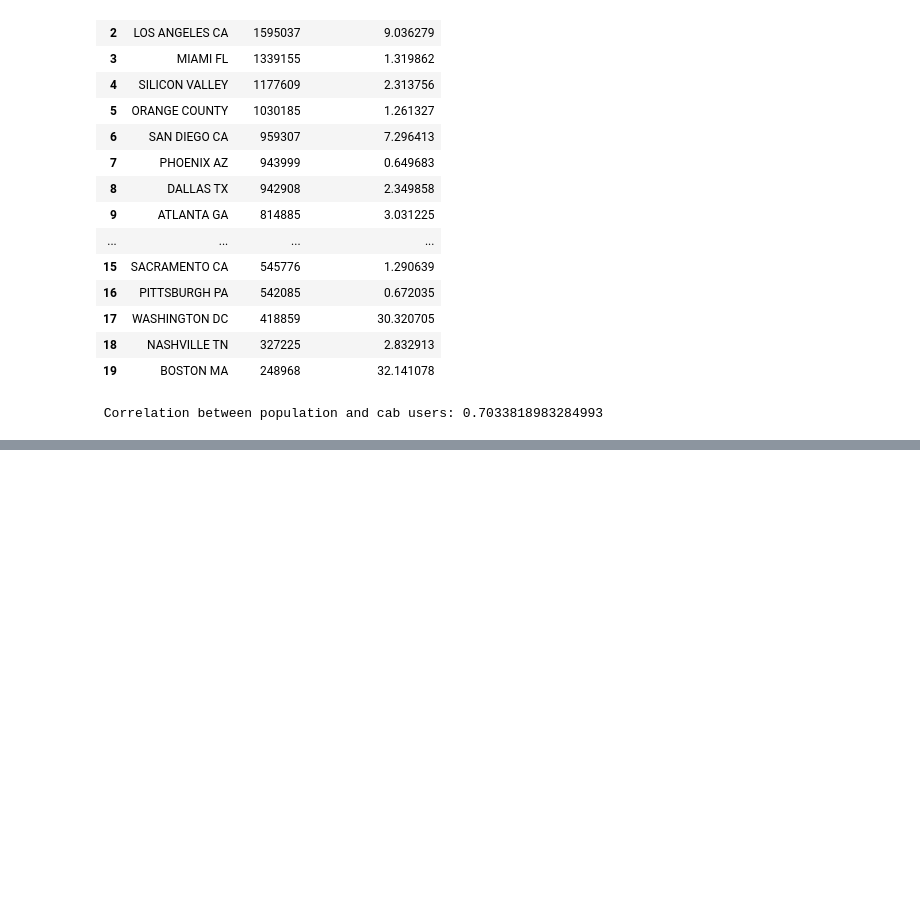
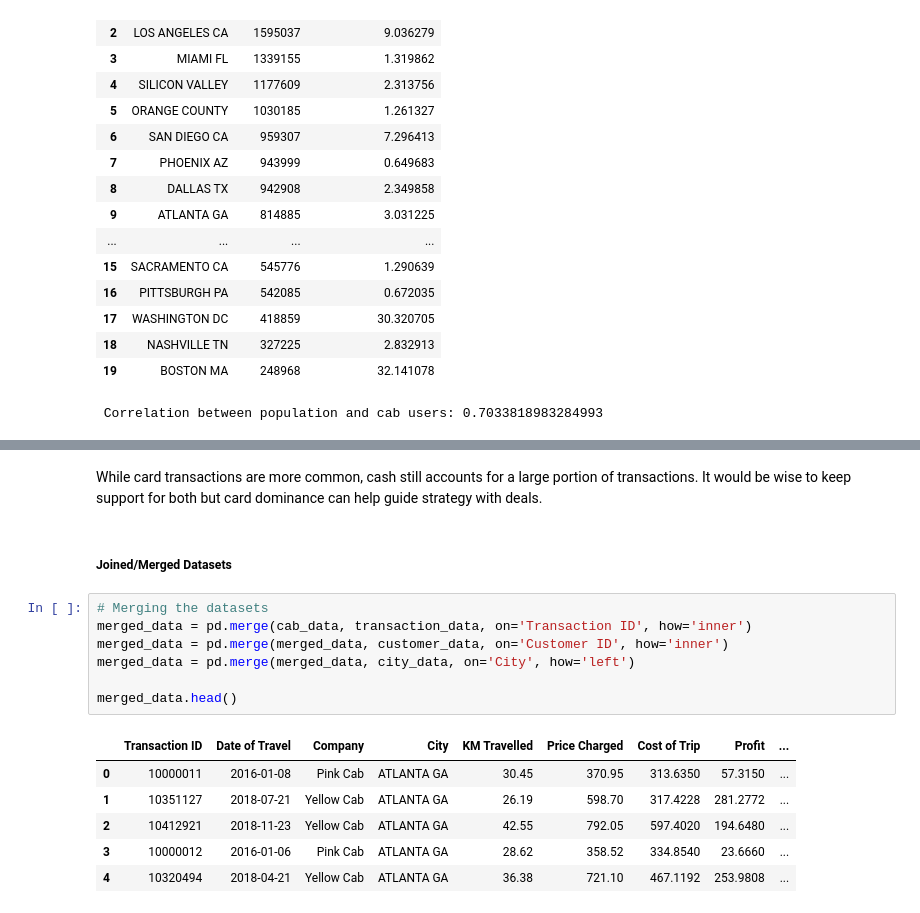
Before and after one commit to matthewiversen/data-glacier-internship, a Jupyter notebook: week-2/notebook.ipynb, the cells around one changed output, grey strips where cells are left out. Cells and saved outputs as stored; diff of their text form; blank space fills up the shorter version.

```diff
--- a/week-2/notebook.ipynb
+++ b/week-2/notebook.ipynb
@@ -613,0 +665,18 @@ print(f" Correlation between population and cab users: {correlation_value}")
+# %% [markdown]
+While card transactions are more common, cash still accounts for a large portion of transactions. It would be wise to keep support for both but card dominance can help guide strategy with deals.
+# %% [markdown]
+##### Joined/Merged Datasets
+# %%
+# Merging the datasets
+merged_data = pd.merge(cab_data, transaction_data, on='Transaction ID', how='inner')
+merged_data = pd.merge(merged_data, customer_data, on='Customer ID', how='inner')
+merged_data = pd.merge(merged_data, city_data, on='City', how='left')
+
+merged_data.head()
+# %% [output]
+|  | Transaction ID | Date of Travel | Company | City | KM Travelled | Price Charged | Cost of Trip | Profit | ... |
+| 0 | 10000011 | 2016-01-08 | Pink Cab | ATLANTA GA | 30.45 | 370.95 | 313.6350 | 57.3150 | ... |
+| 1 | 10351127 | 2018-07-21 | Yellow Cab | ATLANTA GA | 26.19 | 598.70 | 317.4228 | 281.2772 | ... |
+| 2 | 10412921 | 2018-11-23 | Yellow Cab | ATLANTA GA | 42.55 | 792.05 | 597.4020 | 194.6480 | ... |
+| 3 | 10000012 | 2016-01-06 | Pink Cab | ATLANTA GA | 28.62 | 358.52 | 334.8540 | 23.6660 | ... |
+| 4 | 10320494 | 2018-04-21 | Yellow Cab | ATLANTA GA | 36.38 | 721.10 | 467.1192 | 253.9808 | ... |
```
Also changed, not shown: parts of 8 cells of this notebook.
